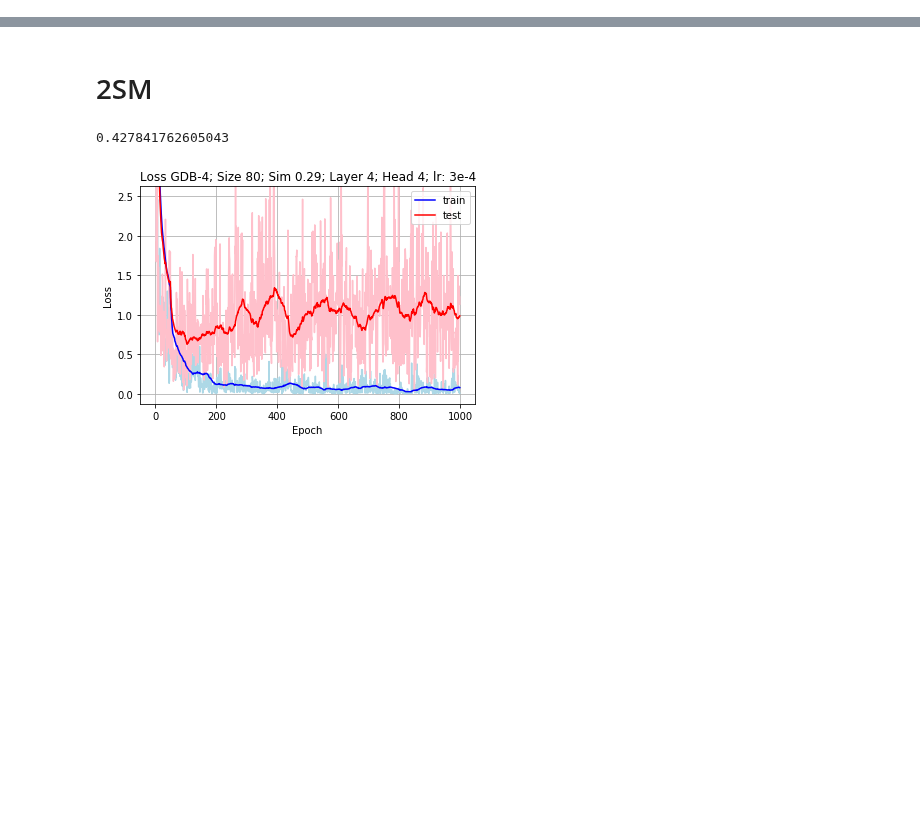
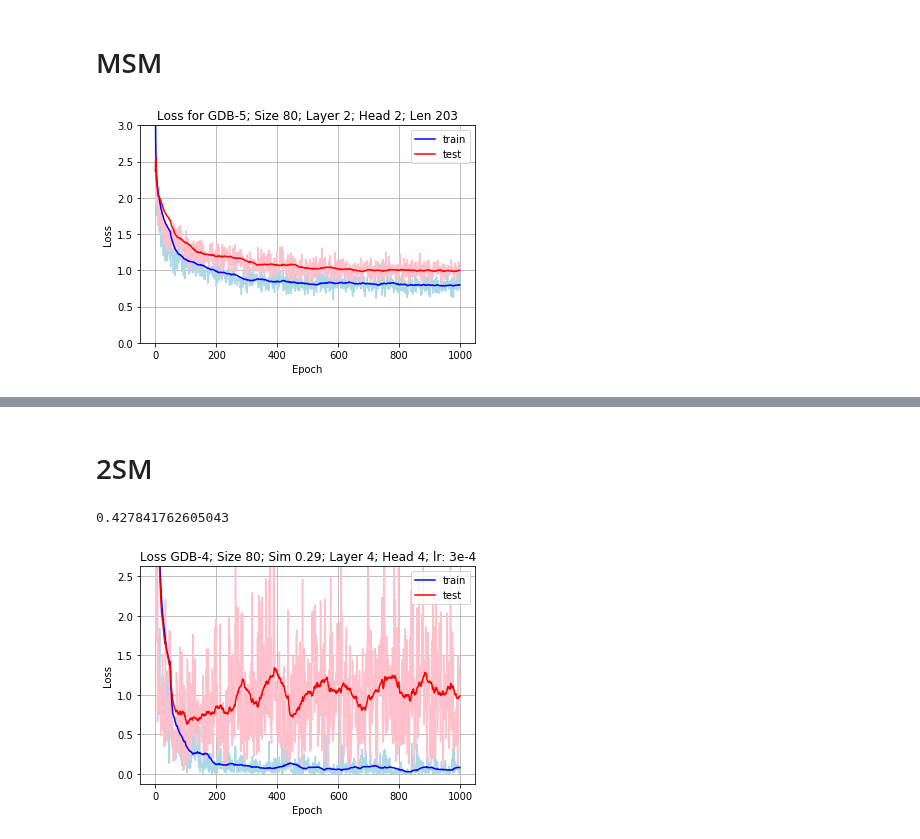
Before and after one commit to DSPsleeporg/smiles-transformer, a Jupyter notebook: smiles_transformer/Untitled.ipynb, the cells around one changed output, grey strips where cells are left out. Drawn from its saved outputs; the diff is of its cells as text; code cells hidden in the pictures; blank space fills up the shorter version.

```diff
--- a/smiles_transformer/Untitled.ipynb
+++ b/smiles_transformer/Untitled.ipynb
@@ -2,3 +2,33 @@
 import numpy as np
 import pandas as pd
 import matplotlib.pyplot as plt
+# %% [markdown]
+# MSM
+# %%
+def plot(path, title):
+    df = pd.read_csv(path)
+    _train = df['train_loss'].values
+    _test = df['test_loss'].values
+
+    num = 50
+    train = np.convolve(_train, np.ones(num)/num)[:len(_train)]
+    train[:num] = [np.mean(_train[:n+1]) for n in range(num)]
+    test = np.convolve(_test, np.ones(num)/num)[:len(_test)]
+    test[:num] = [np.mean(_test[:n+1]) for n in range(num)]
+
+    plt.plot(_train, 'lightblue')
+    plt.plot(_test, 'pink')
+    plt.plot(train, 'blue', label='train')
+    plt.plot(test, 'red', label='test')
+    plt.legend(loc='upper right')
+    plt.xlabel('Epoch')
+    plt.ylabel('Loss')
+    plt.title(title)
+    plt.ylim([0, 0.1])
+    #plt.ylim([0, 0.1])
+    plt.grid()
+    plt.show()
+# %%
+plot('../result/log/MSM_GDB05.csv', 'Loss for GDB-5; Size 80; Layer 2; Head 2; Len 203')
+# %% [output]
+[figure, added]
```
Also changed, not shown: parts of 8 cells of this notebook, 2 other files.
